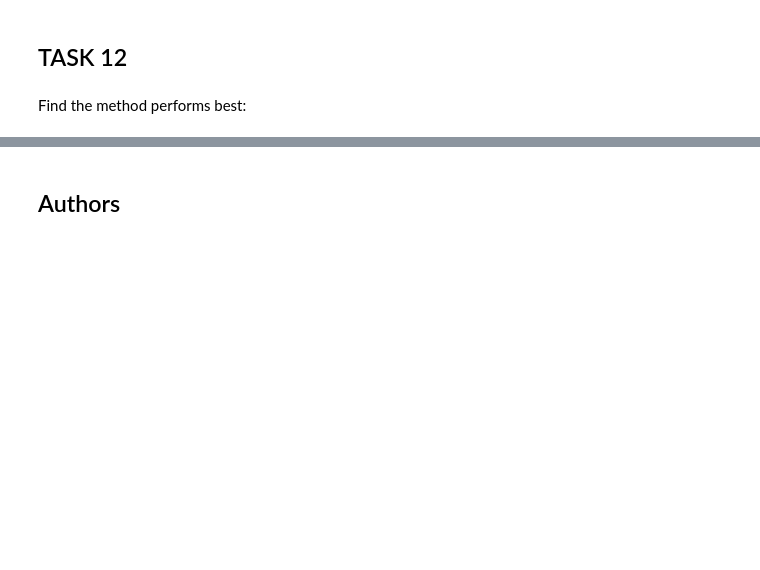
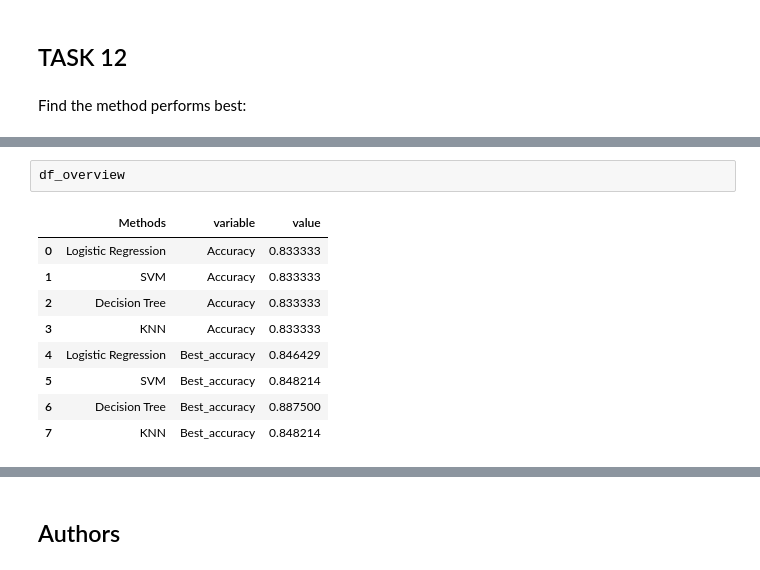
Before and after one commit to hmh0490/IBM-Data-science-course, a Jupyter notebook: Data science capstone project ML.ipynb, the cells around one changed output, grey strips where cells are left out. Drawn from its saved outputs; the diff is of its cells as text; blank space fills up the shorter version.

```diff
--- a/Data science capstone project ML.ipynb
+++ b/Data science capstone project ML.ipynb
@@ -376 +386,13 @@ methods_df
+# %%
+df_overview
+# %% [output]
+|  | Methods | variable | value |
+| 0 | Logistic Regression | Accuracy | 0.833333 |
+| 1 | SVM | Accuracy | 0.833333 |
+| 2 | Decision Tree | Accuracy | 0.833333 |
+| 3 | KNN | Accuracy | 0.833333 |
+| 4 | Logistic Regression | Best_accuracy | 0.846429 |
+| 5 | SVM | Best_accuracy | 0.848214 |
+| 6 | Decision Tree | Best_accuracy | 0.887500 |
+| 7 | KNN | Best_accuracy | 0.848214 |
 # %%
```
Also changed, not shown: parts of 4 cells of this notebook.
